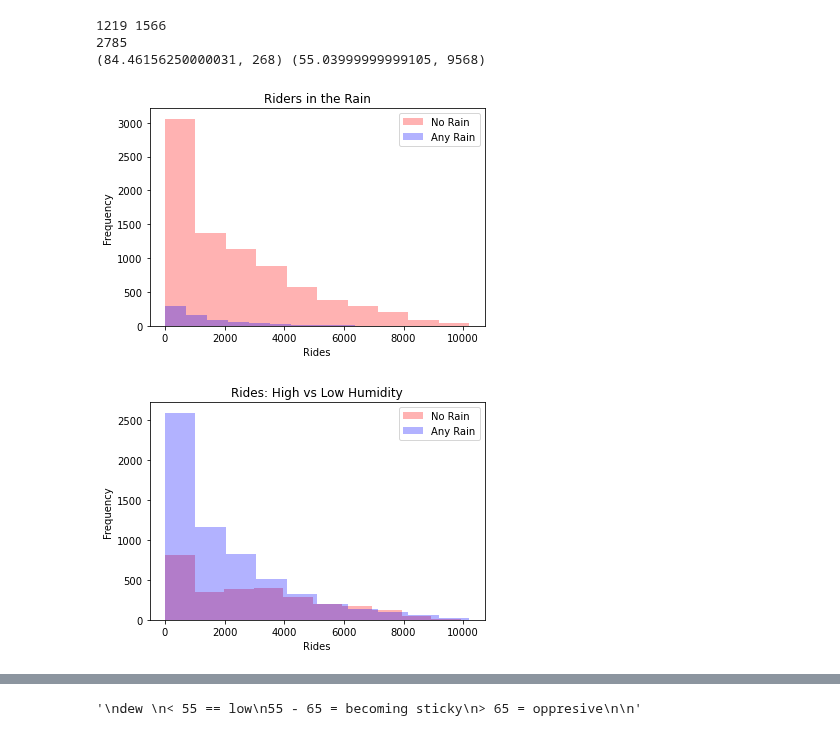
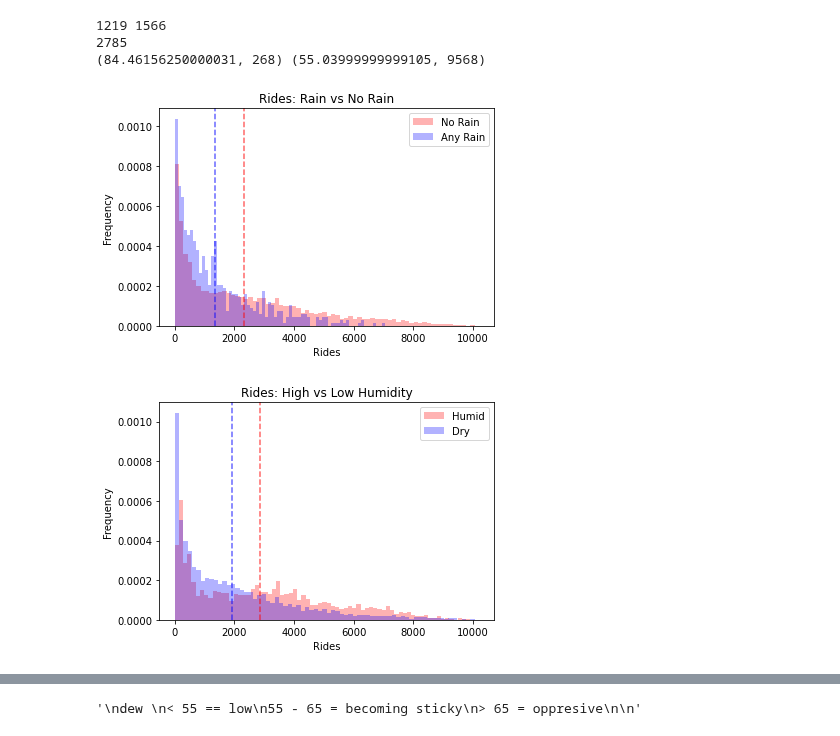
Before and after one commit to leckieje/fair_weather_cyclists, a Jupyter notebook: bike_weather_20.ipynb, the cells around one changed output, grey strips where cells are left out. Cells and saved outputs as stored; diff of their text form; code cells hidden in the pictures.

```diff
--- a/bike_weather_20.ipynb
+++ b/bike_weather_20.ipynb
@@ -1232,28 +1233,46 @@ print(max(dew_highmod), min(dew_highmod))
 2785
 (84.46156250000031, 268) (55.03999999999105, 9568)
 # %%
+# Histograms of rides in rain and no rain
+
 fix, ax = plt.subplots()
 
 no_rain_rides  = [tup[1] for tup in no_rain]
 any_rain_rides = [tup[1] for tup in any_rain]
-ax.hist(no_rain_rides, color='red', alpha=.3, label='No Rain')
-ax.hist(any_rain_rides, color='blue', alpha=.3, label='Any Rain')
+
+avg_no_rain = sum(no_rain_rides) / len(no_rain_rides)
+avg_rain_rides= sum(any_rain_rides) / len(any_rain_rides)
+
+ax.hist(no_rain_rides, color='red', alpha=.3, label='No Rain', bins=70, density=True)
+ax.hist(any_rain_rides, color='blue', alpha=.3, label='Any Rain', bins=70, density=True)
 ax.set_ylabel('Frequency')
 ax.set_xlabel('Rides')
 ax.set_title('Rides: Rain vs No Rain')
+ax.axvline(avg_no_rain, color='red', linestyle='--', alpha=.6)
+ax.axvline(avg_rain_rides, color='blue', linestyle='--', alpha=.6)
 ax.legend();
 # %% [output]
-[figure, old version]
+[figure, new version]
 # %%
+# Histogramof high vs low humidty rides
+
 fix, ax = plt.subplots()
+
+dew_highmod = dew_high + dew_mid
 
 dew_high_rides = [tup[1] for tup in dew_highmod]
 dew_low_rides  = [tup[1] for tup in dew_low]
-ax.hist(dew_high_rides, color='red', alpha=.3, label='No Rain')
-ax.hist(dew_low_rides, color='blue', alpha=.3, label='Any Rain')
+
+avg_high_dew = sum(dew_high_rides) / len(dew_high_rides)
+avg_low_dew  = sum(dew_low_rides) / len(dew_low_rides)
+
+ax.hist(dew_high_rides, color='red', alpha=.3, label='Humid', bins=70, density=True)
+ax.hist(dew_low_rides, color='blue', alpha=.3, label='Dry', bins=70, density=True)
 ax.set_ylabel('Frequency')
 ax.set_xlabel('Rides')
 ax.set_title('Rides: High vs Low Humidity')
+ax.axvline(avg_high_dew, color='red', linestyle='--', alpha=.6)
+ax.axvline(avg_low_dew, color='blue', linestyle='--', alpha=.6)
 ax.legend();
 # %% [output]
-[figure, old version]
+[figure, new version]
```
Also changed, not shown: parts of 7 cells of this notebook.
